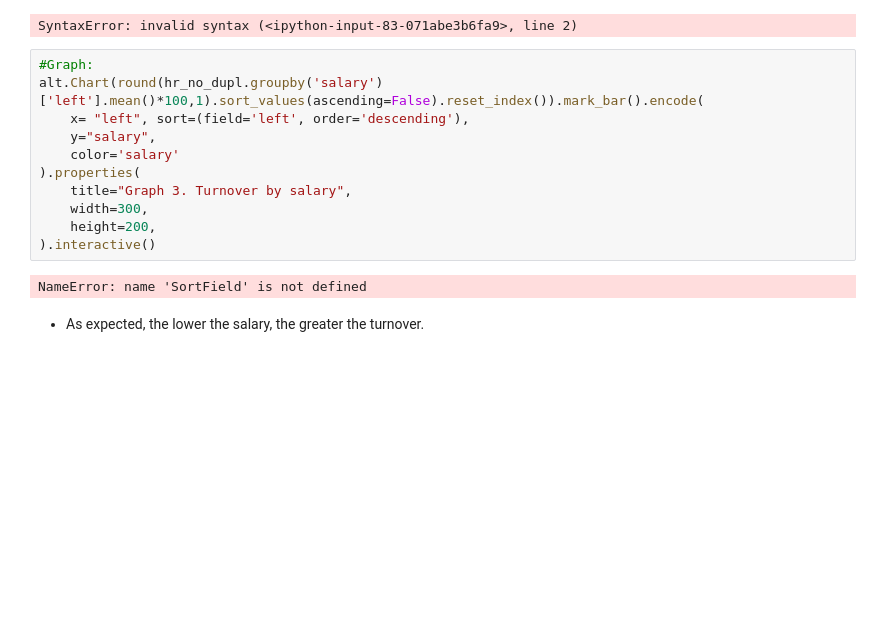
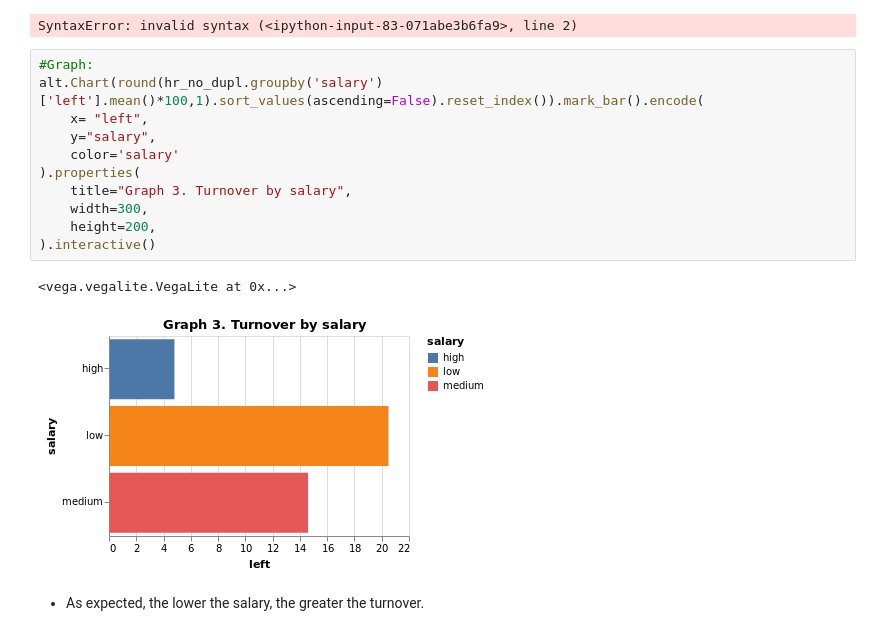
Before and after one commit to MariaGamero/TFM-ReasonsforEmployeeTurnover, a Jupyter notebook: 0.DataScrubbing.ipynb, the cells around one changed output. Saved outputs shown, nothing was run; the diff lists cells and outputs as text; blank space fills up the shorter version.

```diff
--- a/0.DataScrubbing.ipynb
+++ b/0.DataScrubbing.ipynb
@@ -306,16 +306,17 @@ SyntaxError: invalid syntax (<ipython-input-83-071abe3b6fa9>, line 2)
 # %%
 #Graph:
 alt.Chart(round(hr_no_dupl.groupby('salary')['left'].mean()*100,1).sort_values(ascending=False).reset_index()).mark_bar().encode(
-    x= "left", sort=(field='left', order='descending'),
+    x= "left",
     y="salary",
     color='salary'
 ).properties(
     title="Graph 3. Turnover by salary",
     width=300,
     height=200,
 ).interactive()
 # %% [output]
-NameError: name 'SortField' is not defined
+<vega.vegalite.VegaLite at 0x...>
+[figure, added]
 # %% [markdown]
 * As expected, the lower the salary, the greater the turnover.
 # %% [markdown]
```
Also changed, not shown: parts of 7 cells of this notebook.
